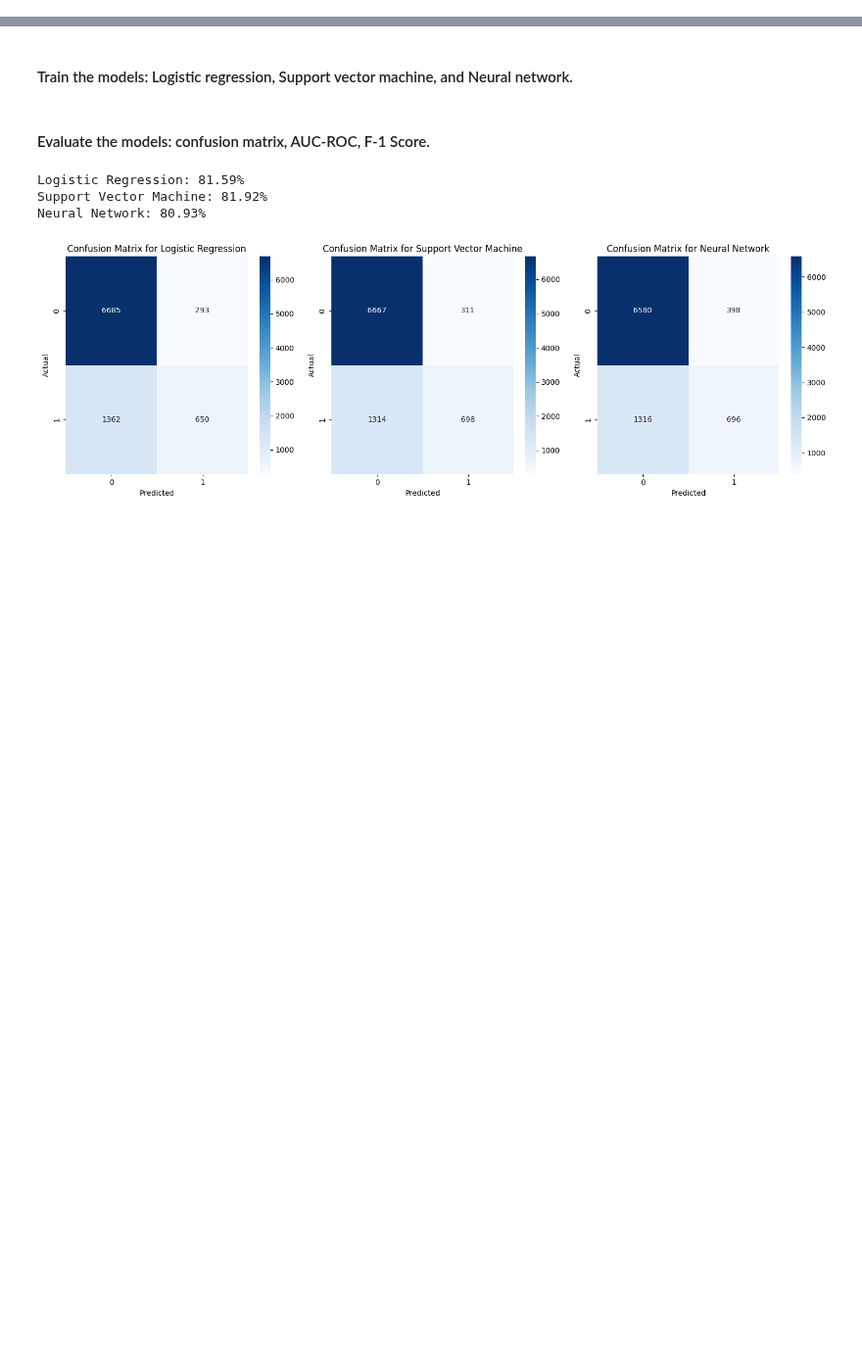
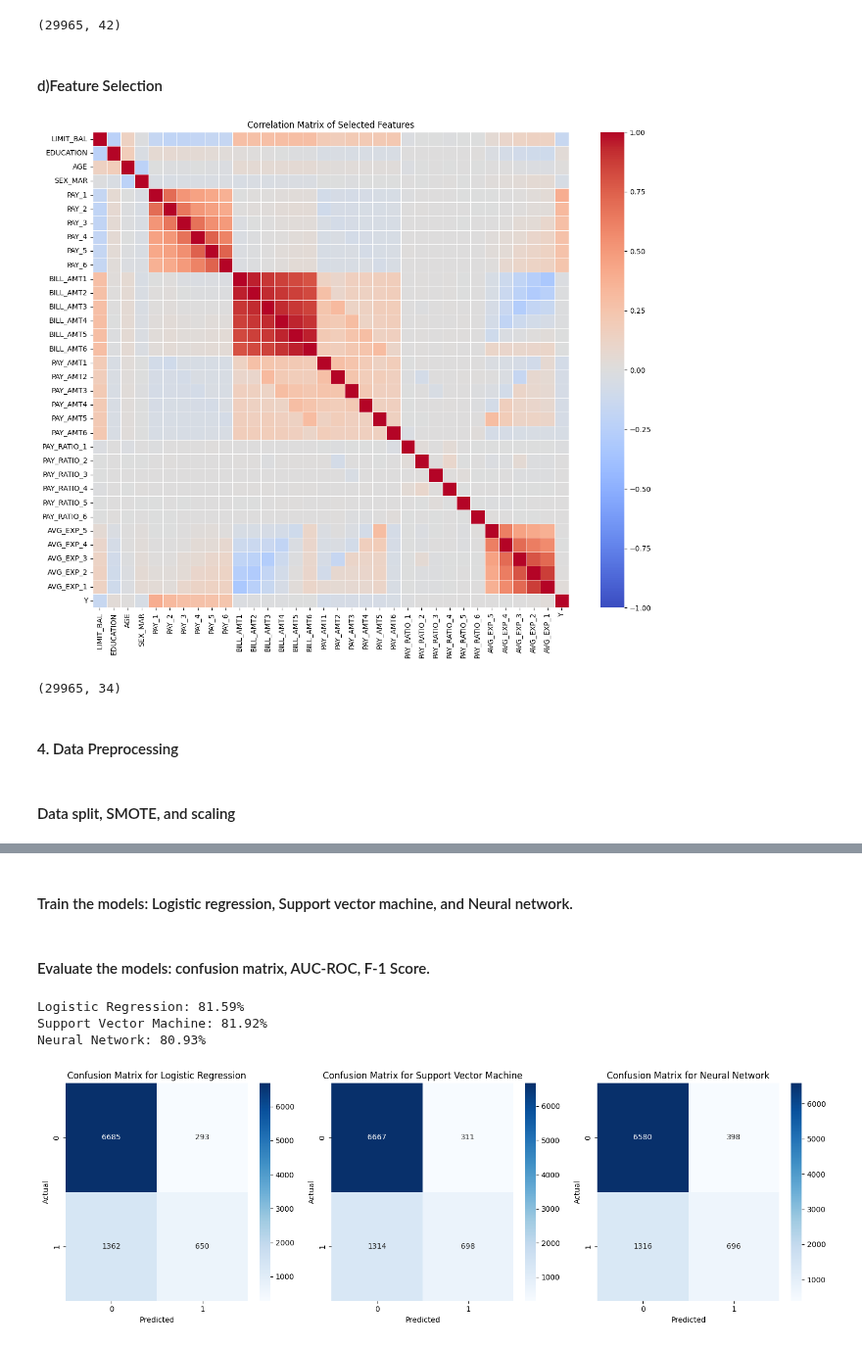
Before and after one commit to minjeoungneev/Default_Credit_Card, a Jupyter notebook: Models.ipynb, the cells around one changed output, grey strips where cells are left out. Shown at 98% size. Cells and saved outputs as stored; diff of their text form; code cells hidden in the pictures; blank space fills up the shorter version.

```diff
--- a/Models.ipynb
+++ b/Models.ipynb
@@ -38,0 +212,34 @@ Index(['LIMIT_BAL', 'AGE', 'PAY_1', 'PAY_2', 'PAY_3', 'PAY_4', 'PAY_5',
+# %%
+df.shape
+# %% [output]
+(29965, 42)
+# %% [markdown]
+#### d)Feature Selection
+# %%
+features = [
+    'LIMIT_BAL', 'EDUCATION', 'AGE', 'SEX_MAR',
+    'PAY_1', 'PAY_2','PAY_3', 'PAY_4', 'PAY_5', 'PAY_6',
+    'BILL_AMT1', 'BILL_AMT2', 'BILL_AMT3', 'BILL_AMT4', 'BILL_AMT5', 'BILL_AMT6',
+    'PAY_AMT1','PAY_AMT2', 'PAY_AMT3', 'PAY_AMT4', 'PAY_AMT5', 'PAY_AMT6',
+    'PAY_RATIO_1', 'PAY_RATIO_2', 'PAY_RATIO_3', 'PAY_RATIO_4', 'PAY_RATIO_5', 'PAY_RATIO_6',
+    'AVG_EXP_5','AVG_EXP_4', 'AVG_EXP_3', 'AVG_EXP_2', 'AVG_EXP_1','Y'
+]
+
+selected_df = df[features]
+
+corr_matrix = selected_df.corr()
+
+plt.figure(figsize=(16, 12))
+sns.heatmap(corr_matrix, cmap='coolwarm', annot=False, fmt='.2f', square=True, linewidths=0.5, vmax=1, vmin=-1)
+plt.title("Correlation Matrix of Selected Features")
+plt.show()
+# %% [output]
+[figure, added]
+# %%
+selected_df.shape
+# %% [output]
+(29965, 34)
+# %% [markdown]
+#### 4. Data Preprocessing
+# %% [markdown]
+#### Data split, SMOTE, and scaling
```
Also changed, not shown: parts of 66 cells of this notebook, 3 other files.
